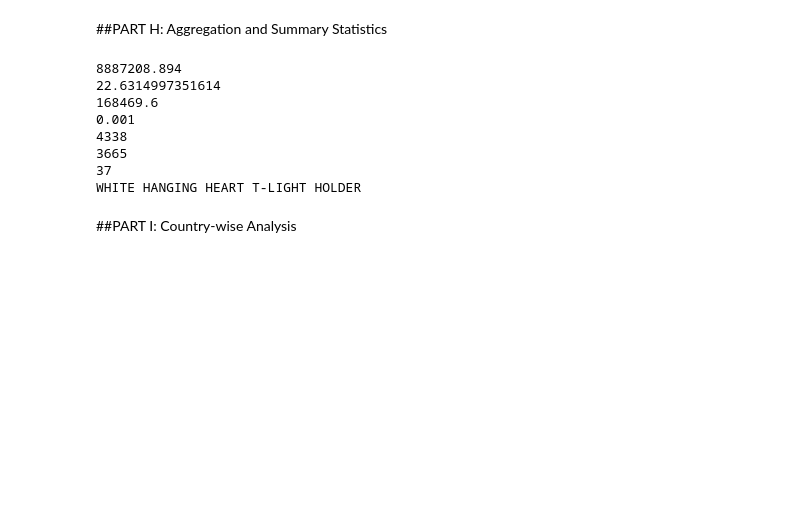
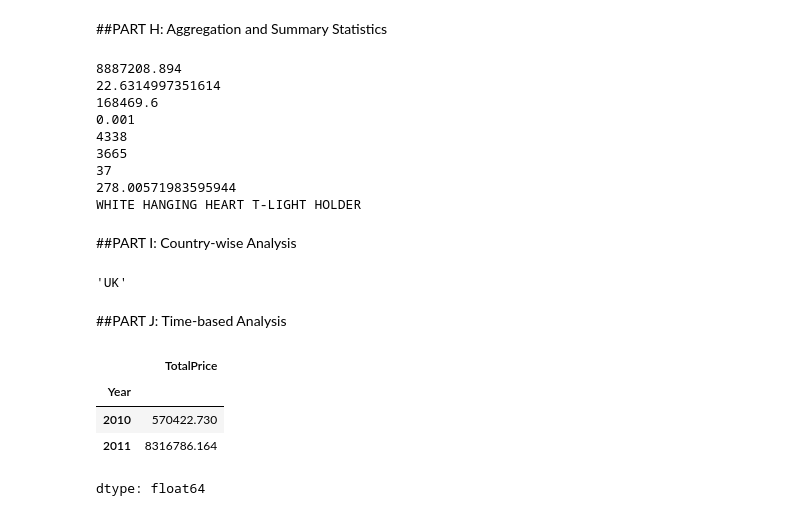
Before and after one commit to GadiReddemma5/DataAnalytics, a Jupyter notebook: projectPandas.ipynb, the cells around one changed output. Saved outputs shown, nothing was run; the diff lists cells and outputs as text; code cells hidden in the pictures; blank space fills up the shorter version.

```diff
--- a/projectPandas.ipynb
+++ b/projectPandas.ipynb
@@ -389,6 +398,7 @@ print(AverageTran)
 maxTran=retail["TotalPrice"].max()
 print(maxTran)
 minTran=retail['TotalPrice'].min()
+
 print(minTran)
 uniqueCus=retail['CustomerID'].nunique()
 print(uniqueCus)
@@ -396,6 +406,8 @@ uniquepro=retail['StockCode'].nunique()
 print(uniquepro)
 uniqueCtry=retail['Country'].nunique()
 print(uniqueCtry)
+avg_items_per_transaction = retail.groupby("InvoiceNo")["Quantity"].sum().mean()
+print(avg_items_per_transaction)
 maxReppro=retail['ProductName'].value_counts().idxmax()
 print(maxReppro)
 # %% [output]
@@ -406,6 +418,33 @@ print(maxReppro)
 4338
 3665
 37
+278.00571983595944
 WHITE HANGING HEART T-LIGHT HOLDER
 # %% [markdown]
 ##PART I: Country-wise Analysis
+# %%
+country_revenue = retail.groupby("Country")["TotalPrice"].sum()
+country_revenue.sort_values(ascending=False).head(10)
+transactions_per_country = retail.groupby("Country")["InvoiceNo"].nunique()
+avg_tx_country = (retail.groupby(["Country", "InvoiceNo"])["TotalPrice"].sum().groupby("Country").mean())
+avg_tx_country.sort_values(ascending=False).head(1)
+total_qty_country = retail.groupby("Country")["Quantity"].sum()
+retail.groupby("Country")["CustomerID"].nunique().idxmax()
+# %% [output]
+'UK'
+# %% [markdown]
+##PART J: Time-based Analysis
+# %%
+retail.groupby('Month')["TotalPrice"].sum()
+retail.groupby('Month')["TotalPrice"].sum().sort_values().tail(1)
+retail.groupby('Quarter')["TotalPrice"].sum()
+transactions_per_day = retail.groupby("DayofWeek")["InvoiceNo"].nunique()
+retail.groupby('DayofWeek')["TotalPrice"].mean().sort_values().tail(1)
+retail.groupby('Hour')["TotalPrice"].sum()
+retail[retail["Year"].isin([2010, 2011])].groupby("Year")["TotalPrice"].sum()
+# %% [output]
+|  | TotalPrice |
+| Year |  |
+| 2010 | 570422.730 |
+| 2011 | 8316786.164 |
+dtype: float64
```
Also changed, not shown: parts of 13 cells of this notebook.
